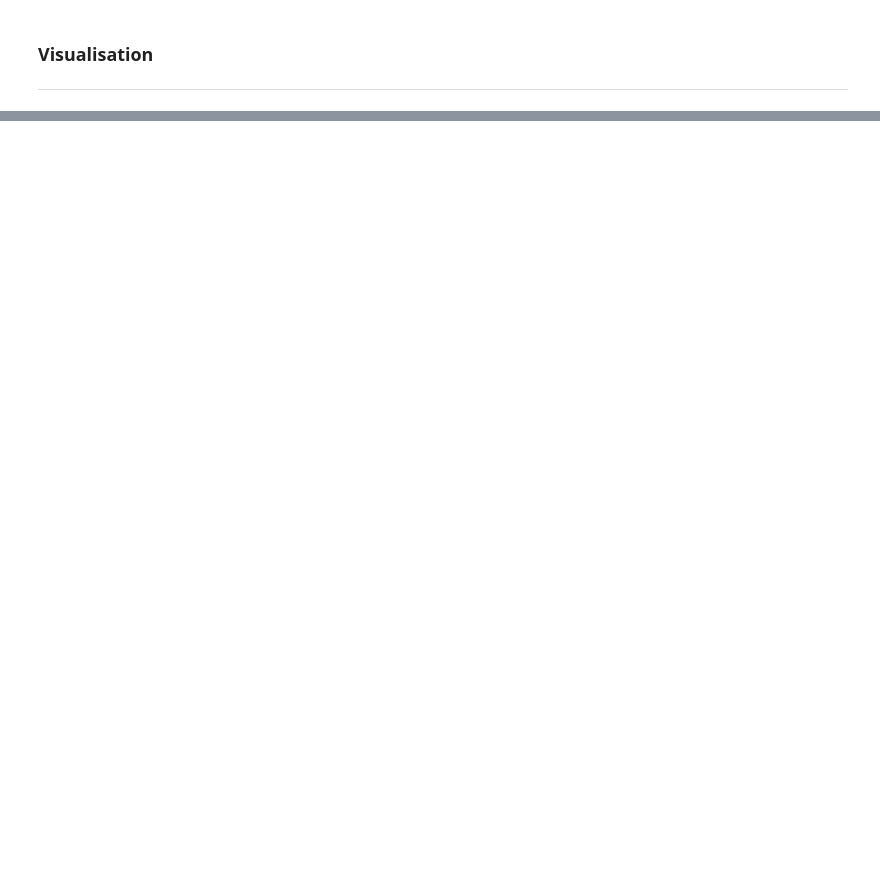
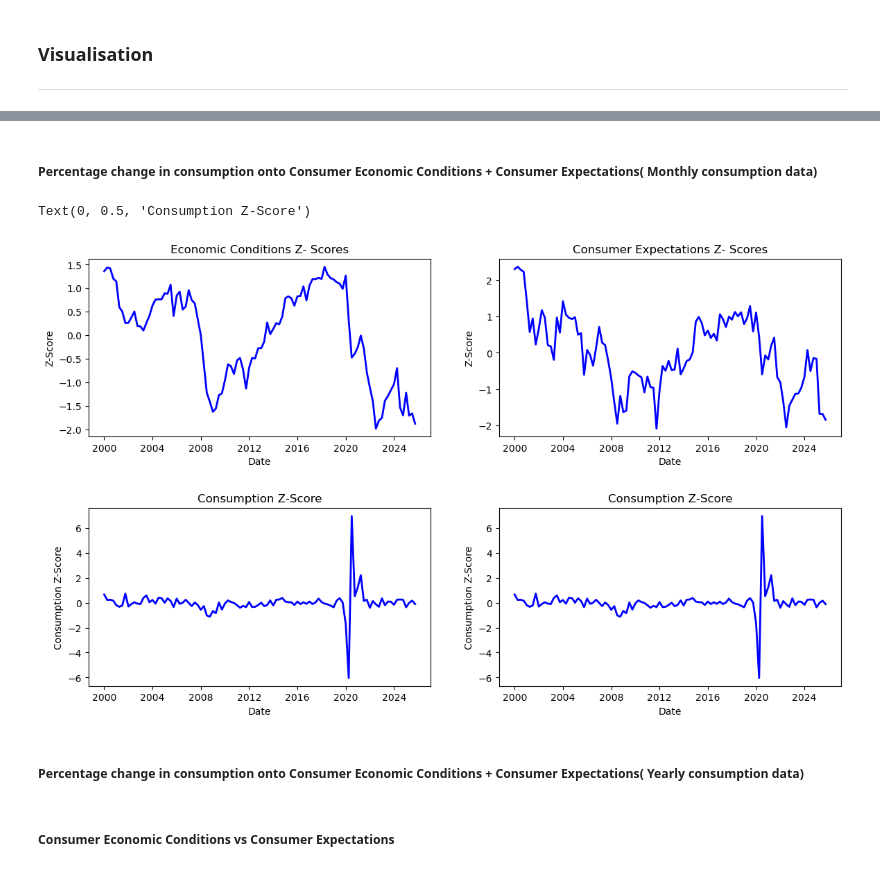
Before and after one commit to shane-221/Macro_project, a Jupyter notebook: main.ipynb, the cells around one changed output, grey strips where cells are left out. Saved outputs shown, nothing was run; the diff lists cells and outputs as text; code cells hidden in the pictures; blank space fills up the shorter version.

```diff
--- a/main.ipynb
+++ b/main.ipynb
@@ -332,0 +418,57 @@ What about growth rates of consumption ?
+# %% [markdown]
+##### Percentage change in consumption onto Consumer Economic Conditions + Consumer Expectations( Monthly consumption data)
+# %%
+aligned_df = zscore_clean_df[["Date","Economic_Conditions_index", "Consumer_Expectations_index"	, "Sentiment_index", "Percentage_Change_Consumption"]].dropna()
+## Plot
+
+plt.figure(figsize=(14,8))
+
+
+plt.subplot(2, 2, 1)
+plt.plot(aligned_df["Date"],
+         aligned_df["Economic_Conditions_index"],
+         color="Blue",
+         linewidth=2,
+         label="Economic Conditions Z score")
+plt.title('Economic Conditions Z- Scores')
+plt.xlabel('Date')
+plt.ylabel('Z-Score')
+
+plt.subplot(2, 2, 2)
+plt.plot(aligned_df["Date"],
+         aligned_df["Consumer_Expectations_index"],
+         color="Blue",
+         linewidth=2,
+         label="Consumer Expectations Z score")
+plt.title('Consumer Expectations Z- Scores')
+plt.xlabel('Date')
+plt.ylabel('Z-Score')
+
+
+plt.subplots_adjust(hspace=0.4)  # vertical gap (height)
+
+
+plt.subplot(2, 2, 3)
+plt.plot(aligned_df["Date"],
+         aligned_df["Percentage_Change_Consumption"],
+         color="Blue",
+         linewidth=2,
+         label="Sentiment_index")
+plt.title('Consumption Z-Score')
+plt.xlabel('Date')
+plt.ylabel('Consumption Z-Score')
+
+plt.subplot(2, 2, 4)
+plt.plot(aligned_df["Date"],
+         aligned_df["Percentage_Change_Consumption"],
+         color="Blue",
+         linewidth=2,
+         label="Sentiment_index")
+plt.title('Consumption Z-Score')
+plt.xlabel('Date')
+plt.ylabel('Consumption Z-Score')
+# %% [output]
+Text(0, 0.5, 'Consumption Z-Score')
+[figure, added]
+# %% [markdown]
+##### Percentage change in consumption onto Consumer Economic Conditions + Consumer Expectations( Yearly consumption data)
@@ -333,3 +525,5 @@ What about growth rates of consumption ?
+# %% [markdown]
+##### Consumer Economic Conditions vs Consumer Expectations
 # %%
 ## Plot
 plt.figure(figsize=(16,10))
```
Also changed, not shown: parts of 21 cells of this notebook, 2 other files.
